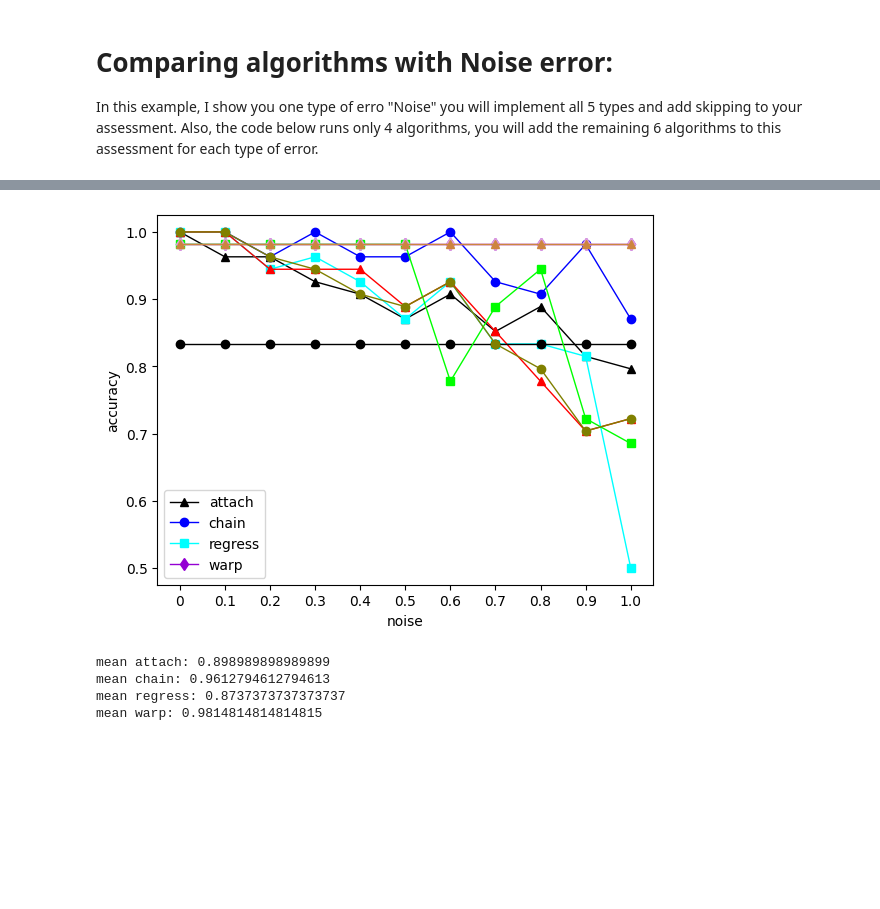
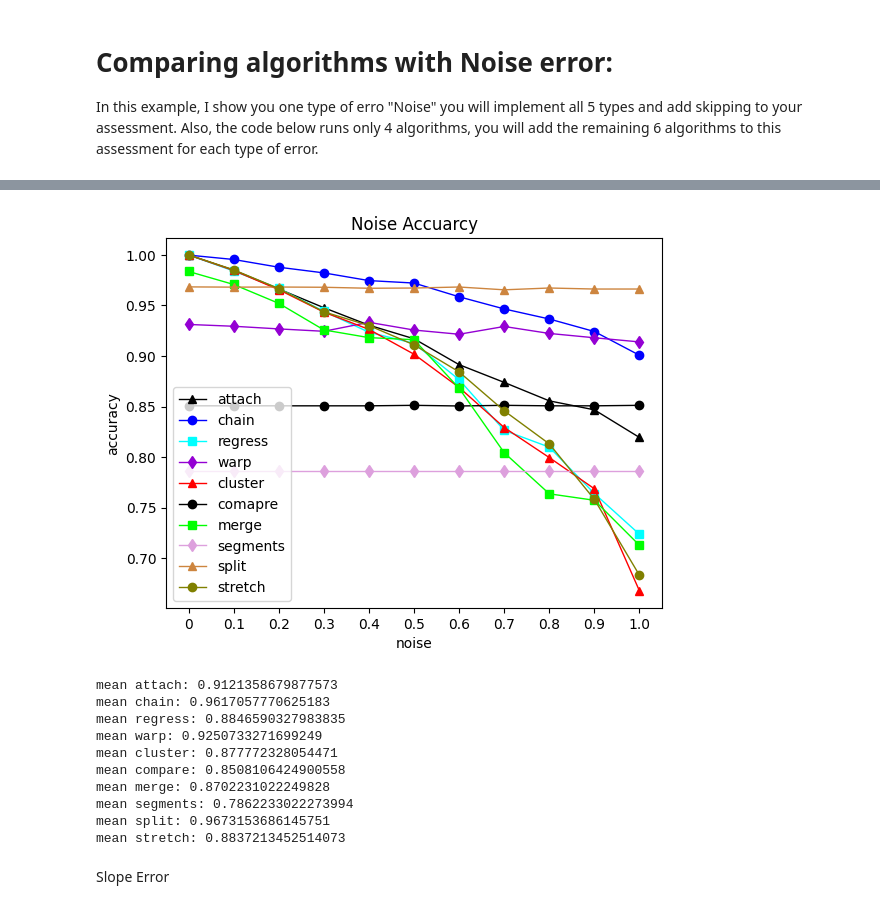
Before and after one commit to Jsosau24/CS421-project1, a Jupyter notebook: 2-Simulate-correction-on-synthetic-dataset-noise.ipynb, the cells around one changed output, grey strips where cells are left out. Saved outputs shown, nothing was run; the diff lists cells and outputs as text; code cells hidden in the pictures; blank space fills up the shorter version.

Commit message:
Big Update
-created the rest of the errors
- was able to run 4 out of the 5 errors, created the graph for them as well as obtained the means for them

```diff
--- a/2-Simulate-correction-on-synthetic-dataset-noise.ipynb
+++ b/2-Simulate-correction-on-synthetic-dataset-noise.ipynb
@@ -101,7 +106,8 @@ duration_word_centers = correction.find_word_centers_and_duration(aois_with_toke
 duration_word_centers = np.array(duration_word_centers.copy(), dtype=int)
 
 # MAKE SURE YOU RUN THIS 100 TIMES, NOT JUST ONE!!!
-for robot_index in tqdm(range(1)):#1 is for one robot
+for robot_index in tqdm(range(100)):#1 is for one robot
+    print('robot ' + str(robot_index))
 
     for error_probability in range(0, 11):
         # generate error
@@ -147,7 +153,7 @@ for robot_index in tqdm(range(1)):#1 is for one robot
         percentage, corrections, match_list = r.stretch_correction(error_test, line_ys, aoi, data['robot' + str(robot_index)])
         stretch_results[error_probability].append(percentage)
 
-        if percentage < 1:
+        '''if percentage < 1:
             correction.draw_correction('synthetic_text.png', corrections, match_list)
-            print("robot:", robot_index, "    error probability:", error_probability)
+            print("robot:", robot_index, "    error probability:", error_probability)'''
 # %% [output]
@@ -193,34 +194,49 @@ mean_stretch_results = mean_error_group(stretch_results)
 # %%
 import matplotlib.pyplot as plt
 plt.plot(mean_attach_results, color='Black', linewidth=1, marker='^')
 plt.plot(mean_chain_results, color='Blue', linewidth=1, marker='o')
 plt.plot(mean_regress_results, color='Aqua', linewidth=1, marker='s')
 plt.plot(mean_warp_results, color='DarkViolet', linewidth=1, marker='d')
 
 plt.plot(mean_cluster_results, color='Red', linewidth=1, marker='^')
 plt.plot(mean_compare_results, color='Black', linewidth=1, marker='o')
 plt.plot(mean_merge_results, color='lime', linewidth=1, marker='s')
 plt.plot(mean_segments_results, color='plum', linewidth=1, marker='d')
 plt.plot(mean_split_results, color='peru', linewidth=1, marker='^')
 plt.plot(mean_stretch_results, color='olive', linewidth=1, marker='o')
 
-plt.legend(['attach', 'chain', 'regress', 'warp'])
+plt.legend(['attach', 'chain', 'regress', 'warp', 'cluster','comapre','merge','segments','split','stretch'])
 plt.ylabel('accuracy')
 plt.xlabel('noise')
 
+plt.title('Noise Accuarcy')
 x_ticks_labels = ['0', '0.1', '0.2', '0.3', '0.4', '0.5', '0.6', '0.7', '0.8', '0.9', '1.0']
 plt.xticks(range(0, 11), x_ticks_labels)
 #plt.savefig("noise_comparison.png")
 plt.show()
 # %% [output]
-[figure, old version]
+[figure, new version]
 # %%
 print("mean attach:", statistics.mean(mean_attach_results))
 print("mean chain:", statistics.mean(mean_chain_results))
 print("mean regress:", statistics.mean(mean_regress_results))
 print("mean warp:", statistics.mean(mean_warp_results))
+print("mean cluster:", statistics.mean(mean_cluster_results))
+print("mean compare:", statistics.mean(mean_compare_results))
+print("mean merge:", statistics.mean(mean_merge_results))
+print("mean segments:", statistics.mean(mean_segments_results))
+print("mean split:", statistics.mean(mean_split_results))
+print("mean stretch:", statistics.mean(mean_stretch_results))
 # %% [output]
-mean attach: 0.898989898989899
-mean chain: 0.9612794612794613
-mean regress: 0.8737373737373737
-mean warp: 0.9814814814814815
+mean attach: 0.9121358679877573
+mean chain: 0.9617057770625183
+mean regress: 0.8846590327983835
+mean warp: 0.9250733271699249
+mean cluster: 0.877772328054471
+mean compare: 0.8508106424900558
+mean merge: 0.8702231022249828
+mean segments: 0.7862233022273994
+mean split: 0.9673153686145751
+mean stretch: 0.8837213452514073
+# %% [markdown]
+Slope Error
```
Also changed, not shown: parts of 22 cells of this notebook, 2 other files.
